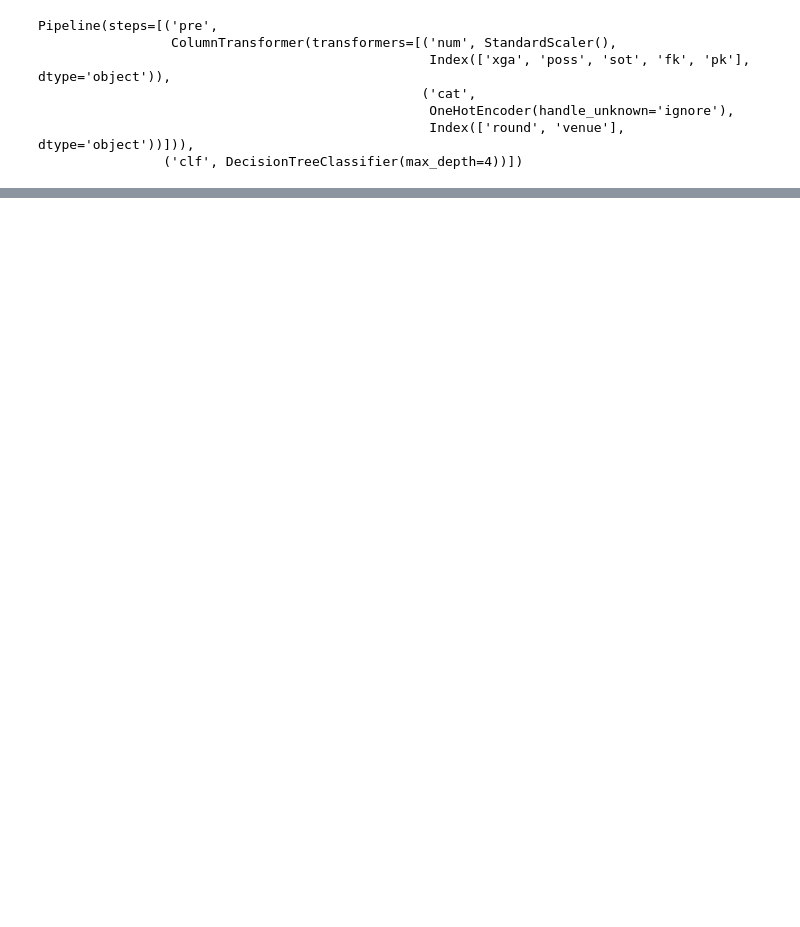
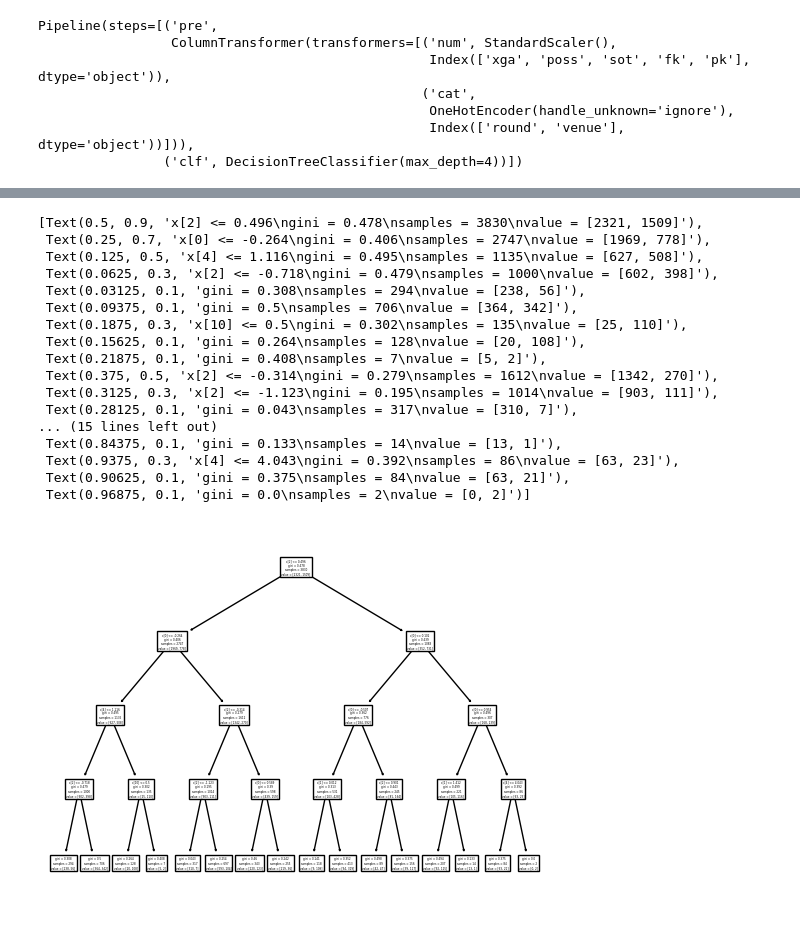
Before and after one commit to michaeledge27/CSCI290, a Jupyter notebook: notebooks/premierLeagueProject.ipynb, the cells around one changed output, grey strips where cells are left out. Drawn from its saved outputs; the diff is of its cells as text; code cells hidden in the pictures; blank space fills up the shorter version.

```diff
--- a/notebooks/premierLeagueProject.ipynb
+++ b/notebooks/premierLeagueProject.ipynb
@@ -221,2 +226,23 @@ array([[507,  82],
+# %%
+plot_tree(pipeline.named_steps['clf'])
+# %% [output]
+[Text(0.5, 0.9, 'x[2] <= 0.496\ngini = 0.478\nsamples = 3830\nvalue = [2321, 1509]'),
+ Text(0.25, 0.7, 'x[0] <= -0.264\ngini = 0.406\nsamples = 2747\nvalue = [1969, 778]'),
+ Text(0.125, 0.5, 'x[4] <= 1.116\ngini = 0.495\nsamples = 1135\nvalue = [627, 508]'),
+ Text(0.0625, 0.3, 'x[2] <= -0.718\ngini = 0.479\nsamples = 1000\nvalue = [602, 398]'),
+ Text(0.03125, 0.1, 'gini = 0.308\nsamples = 294\nvalue = [238, 56]'),
+ Text(0.09375, 0.1, 'gini = 0.5\nsamples = 706\nvalue = [364, 342]'),
+ Text(0.1875, 0.3, 'x[10] <= 0.5\ngini = 0.302\nsamples = 135\nvalue = [25, 110]'),
+ Text(0.15625, 0.1, 'gini = 0.264\nsamples = 128\nvalue = [20, 108]'),
+ Text(0.21875, 0.1, 'gini = 0.408\nsamples = 7\nvalue = [5, 2]'),
+ Text(0.375, 0.5, 'x[2] <= -0.314\ngini = 0.279\nsamples = 1612\nvalue = [1342, 270]'),
+ Text(0.3125, 0.3, 'x[2] <= -1.123\ngini = 0.195\nsamples = 1014\nvalue = [903, 111]'),
+ Text(0.28125, 0.1, 'gini = 0.043\nsamples = 317\nvalue = [310, 7]'),
+... (15 lines left out)
+ Text(0.84375, 0.1, 'gini = 0.133\nsamples = 14\nvalue = [13, 1]'),
+ Text(0.9375, 0.3, 'x[4] <= 4.043\ngini = 0.392\nsamples = 86\nvalue = [63, 23]'),
+ Text(0.90625, 0.1, 'gini = 0.375\nsamples = 84\nvalue = [63, 21]'),
+ Text(0.96875, 0.1, 'gini = 0.0\nsamples = 2\nvalue = [0, 2]')]
+[figure, added]
 # %%
 import sklearn.metrics as metrics
```
Also changed, not shown: parts of 6 cells of this notebook.
